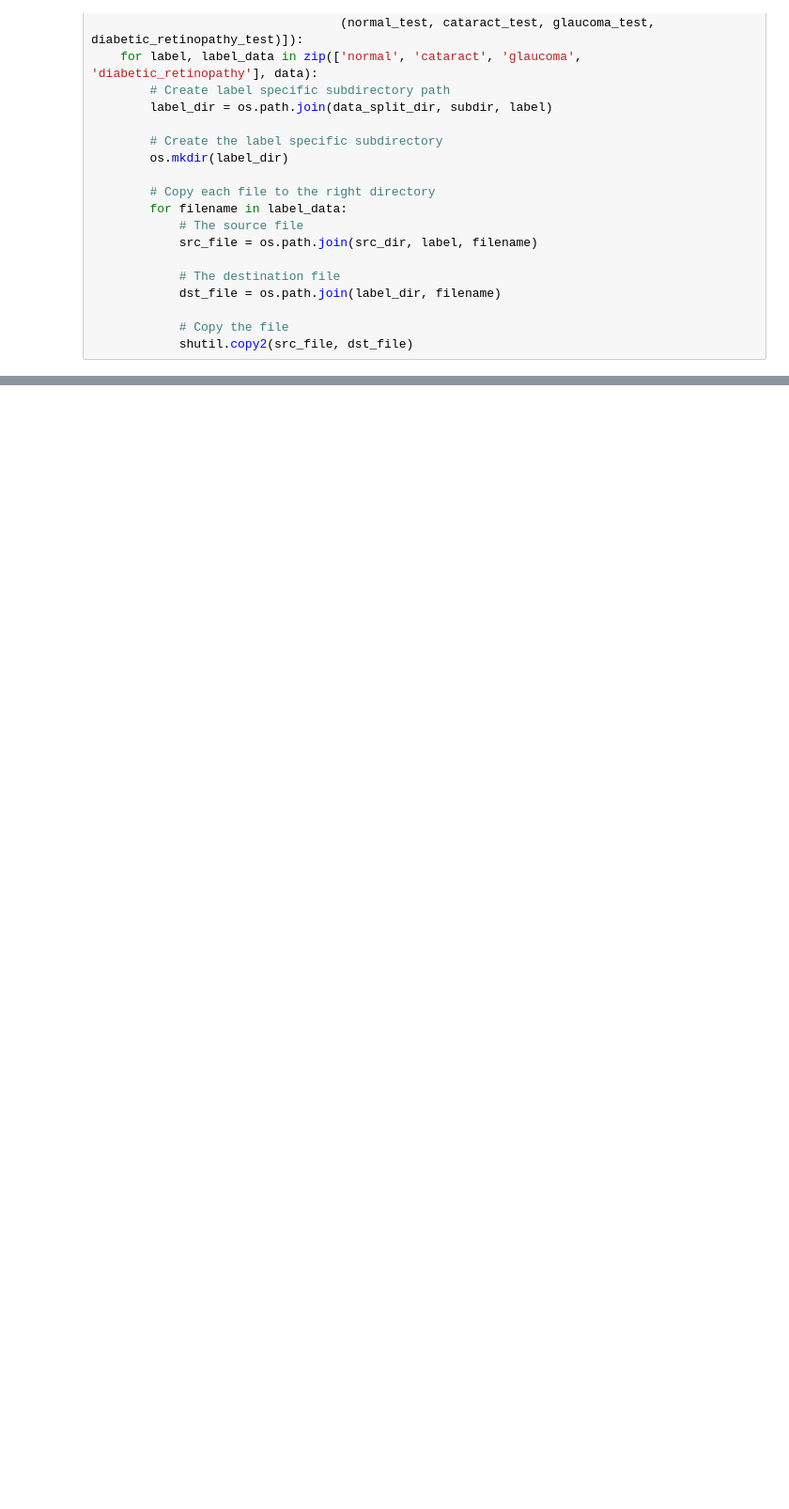
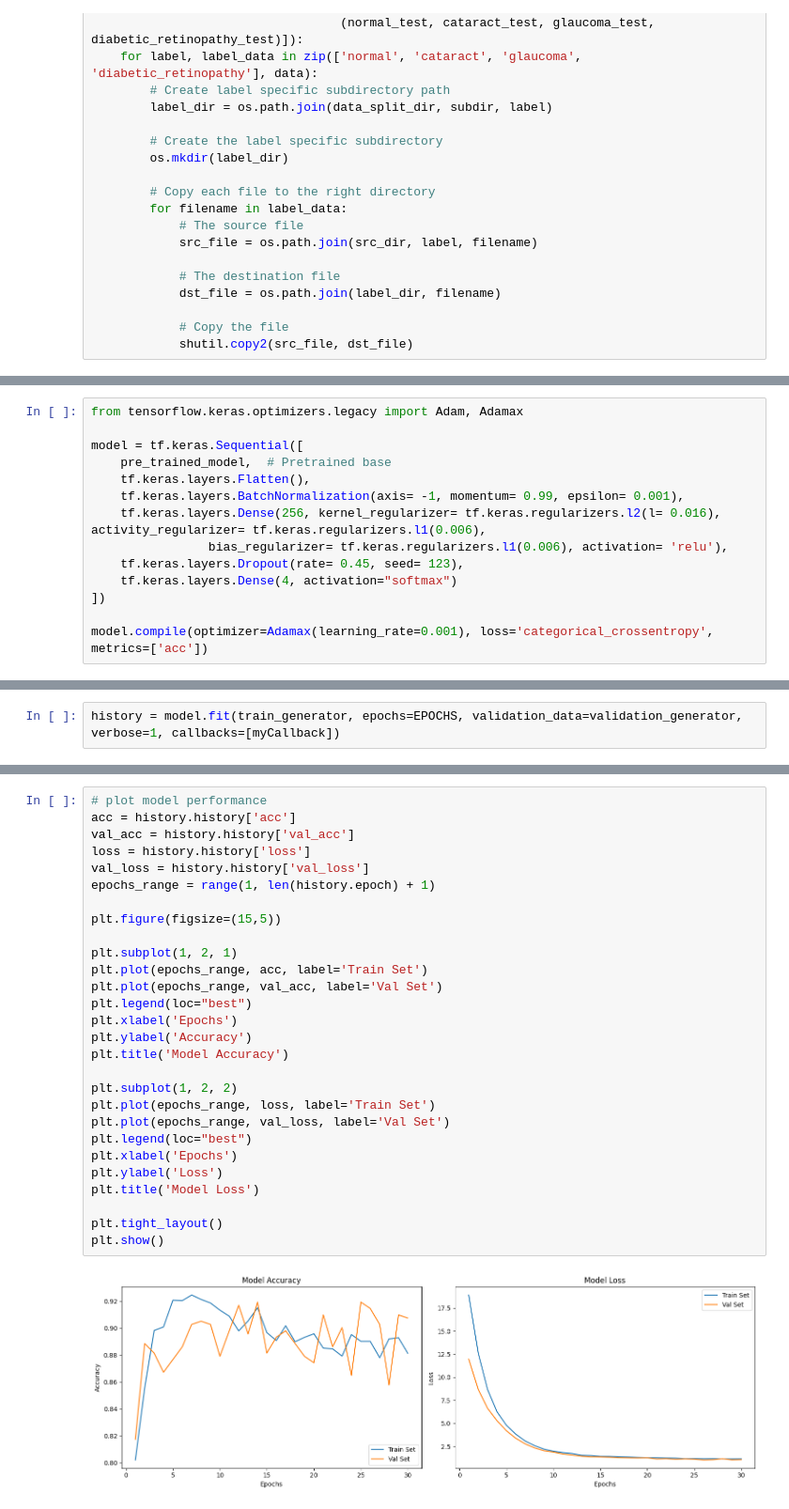
Before and after one commit to mattbarty/eye_diseases_classification, a Jupyter notebook: eye-disease-classifier.ipynb, the cells around one changed output, grey strips where cells are left out. Shown at 94% size. Drawn from its saved outputs; the diff is of its cells as text; blank space fills up the shorter version.

Commit message:
Trained model and evaluated (93% acc)

```diff
--- a/eye-disease-classifier.ipynb
+++ b/eye-disease-classifier.ipynb
@@ -132,0 +224,14 @@ plt.show()
+# %%
+from tensorflow.keras.optimizers.legacy import Adam, Adamax
+
+model = tf.keras.Sequential([
+    pre_trained_model,  # Pretrained base
+    tf.keras.layers.Flatten(),
+    tf.keras.layers.BatchNormalization(axis= -1, momentum= 0.99, epsilon= 0.001),
+    tf.keras.layers.Dense(256, kernel_regularizer= tf.keras.regularizers.l2(l= 0.016), activity_regularizer= tf.keras.regularizers.l1(0.006),
+                bias_regularizer= tf.keras.regularizers.l1(0.006), activation= 'relu'),
+    tf.keras.layers.Dropout(rate= 0.45, seed= 123),
+    tf.keras.layers.Dense(4, activation="softmax")
+])
+
+model.compile(optimizer=Adamax(learning_rate=0.001), loss='categorical_crossentropy', metrics=['acc'])
@@ -132,0 +258,2 @@ plt.show()
+# %%
+history = model.fit(train_generator, epochs=EPOCHS, validation_data=validation_generator, verbose=1, callbacks=[myCallback])
@@ -132,0 +280,30 @@ plt.show()
+# %%
+# plot model performance
+acc = history.history['acc']
+val_acc = history.history['val_acc']
+loss = history.history['loss']
+val_loss = history.history['val_loss']
+epochs_range = range(1, len(history.epoch) + 1)
+
+plt.figure(figsize=(15,5))
+
+plt.subplot(1, 2, 1)
+plt.plot(epochs_range, acc, label='Train Set')
+plt.plot(epochs_range, val_acc, label='Val Set')
+plt.legend(loc="best")
+plt.xlabel('Epochs')
+plt.ylabel('Accuracy')
+plt.title('Model Accuracy')
+
+plt.subplot(1, 2, 2)
+plt.plot(epochs_range, loss, label='Train Set')
+plt.plot(epochs_range, val_loss, label='Val Set')
+plt.legend(loc="best")
+plt.xlabel('Epochs')
+plt.ylabel('Loss')
+plt.title('Model Loss')
+
+plt.tight_layout()
+plt.show()
+# %% [output]
+[figure, added]
```
Also changed, not shown: parts of 17 cells of this notebook.
